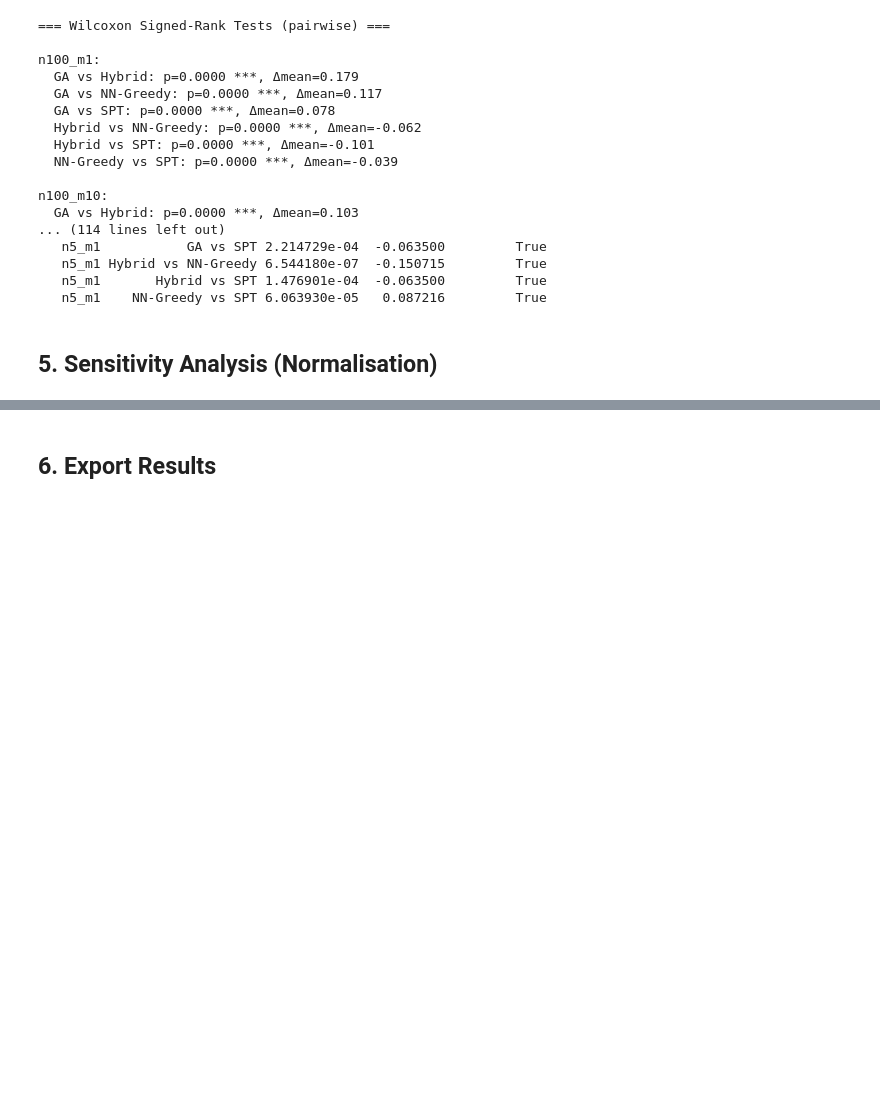
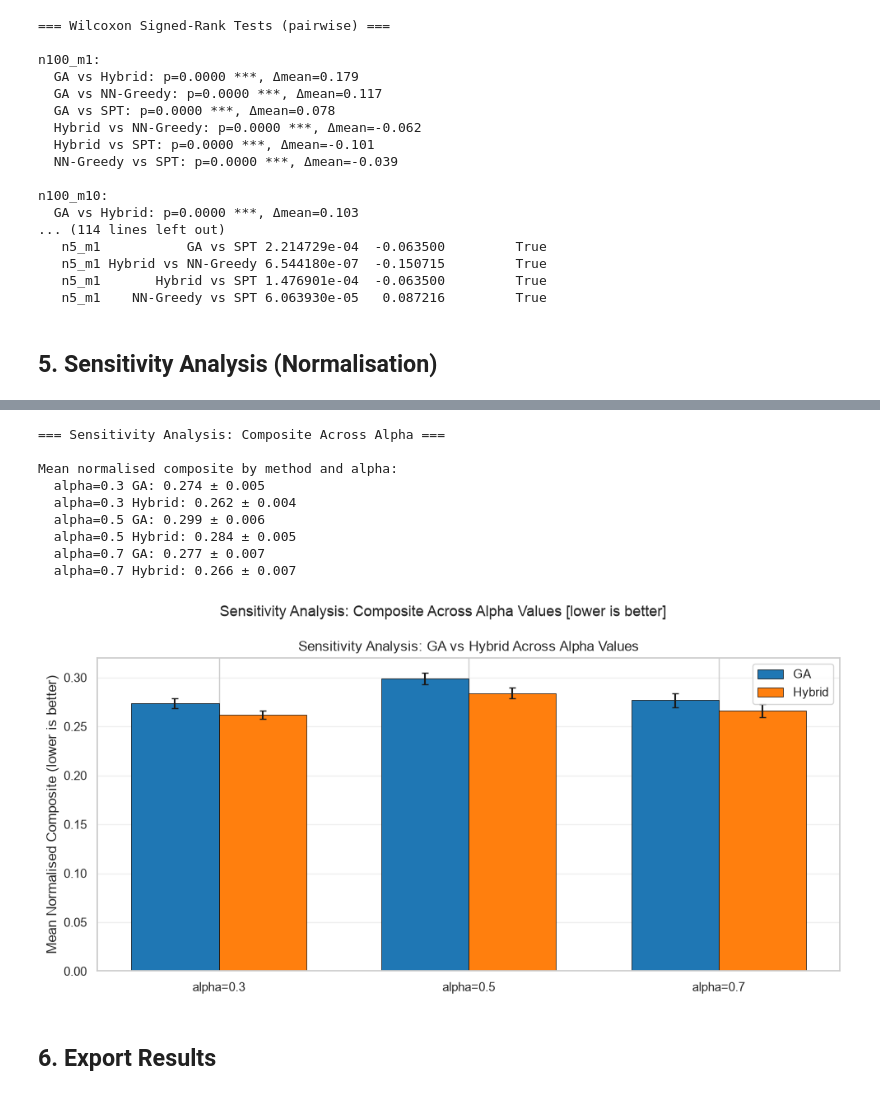
Before and after one commit to Gogula11/Dissertation, a Jupyter notebook: notebooks/05_final_evaluation.ipynb, the cells around one changed output, grey strips where cells are left out. Drawn from its saved outputs; the diff is of its cells as text; code cells hidden in the pictures; blank space fills up the shorter version.

```diff
--- a/notebooks/05_final_evaluation.ipynb
+++ b/notebooks/05_final_evaluation.ipynb
@@ -351,3 +281,67 @@ Name: composite_alpha_0.7, dtype: float64
+# %%
+if results_df is not None:
+    print("\n=== Sensitivity Analysis: Composite Across Alpha ===")
+
+    # Load pre-computed sensitivity data (per-instance scales applied)
+    with open(os.path.join(root, "results/raw/sensitivity.json")) as f:
+        sens_data = json.load(f)
+
+    # Build summary: mean composite per config x alpha x method
+    rows = []
+    for cfg, entries in sens_data.items():
+        for e in entries:
+            rows.append({"config": cfg, "alpha": e["alpha"],
+                         "method": "GA", "composite": e["ga_composite"]})
+            rows.append({"config": cfg, "alpha": e["alpha"],
+                         "method": "Hybrid", "composite": e["hybrid_composite"]})
+    sens_df = pd.DataFrame(rows)
+
+    # Mean composite per alpha x method (across all configs and seeds)
+    summary = sens_df.groupby(["alpha", "method"])["composite"].agg(["mean", "sem"]).reset_index()
+
+    print("\nMean normalised composite by method and alpha:")
+    for a in sorted(sens_df["alpha"].unique()):
+        subset = summary[summary["alpha"] == a]
+        for _, row in subset.iterrows():
+            print(f"  alpha={a} {row['method']}: {row['mean']:.3f} ± {row['sem']:.3f}")
+
+    # Grouped bar chart
+    fig, ax = plt.subplots(figsize=(10, 5))
+    alphas = sorted(sens_df["alpha"].unique())
+    methods = ["GA", "Hybrid"]
+    x = np.arange(len(alphas))
+    width = 0.35
+
+    for i, method in enumerate(methods):
+        means = [summary[(summary["alpha"] == a) & (summary["method"] == method)]["mean"].values[0] for a in alphas]
+        errs = [summary[(summary["alpha"] == a) & (summary["method"] == method)]["sem"].values[0] for a in alphas]
+        ax.bar(x + i * width, means, width, label=method, yerr=errs, capsize=3,
+               color="#1f77b4" if method == "GA" else "#ff7f0e", edgecolor="black", linewidth=0.5)
+
+    ax.set_xticks(x + width / 2)
+    ax.set_xticklabels([f"alpha={a}" for a in alphas])
+    ax.set_ylabel("Mean Normalised Composite (lower is better)")
+    ax.set_title("Sensitivity Analysis: GA vs Hybrid Across Alpha Values")
+    ax.legend()
+    ax.grid(True, alpha=0.3, axis="y")
+
+    fig.suptitle("Sensitivity Analysis: Composite Across Alpha Values [lower is better]", fontsize=13)
+    plt.tight_layout()
+    plt.savefig(os.path.join(root, f"figures/05_sensitivity_alpha.png"), dpi=150, bbox_inches="tight")
+    plt.show()
+else:
+    print("No data to analyse.")
+# %% [output]
+=== Sensitivity Analysis: Composite Across Alpha ===
+
+Mean normalised composite by method and alpha:
+  alpha=0.3 GA: 0.274 ± 0.005
+  alpha=0.3 Hybrid: 0.262 ± 0.004
+  alpha=0.5 GA: 0.299 ± 0.006
+  alpha=0.5 Hybrid: 0.284 ± 0.005
+  alpha=0.7 GA: 0.277 ± 0.007
+  alpha=0.7 Hybrid: 0.266 ± 0.007
+[figure, added]
 # %% [markdown]
 ## 6. Export Results
 # %%
```
Also changed, not shown: parts of 2 cells of this notebook, 8 other files.
